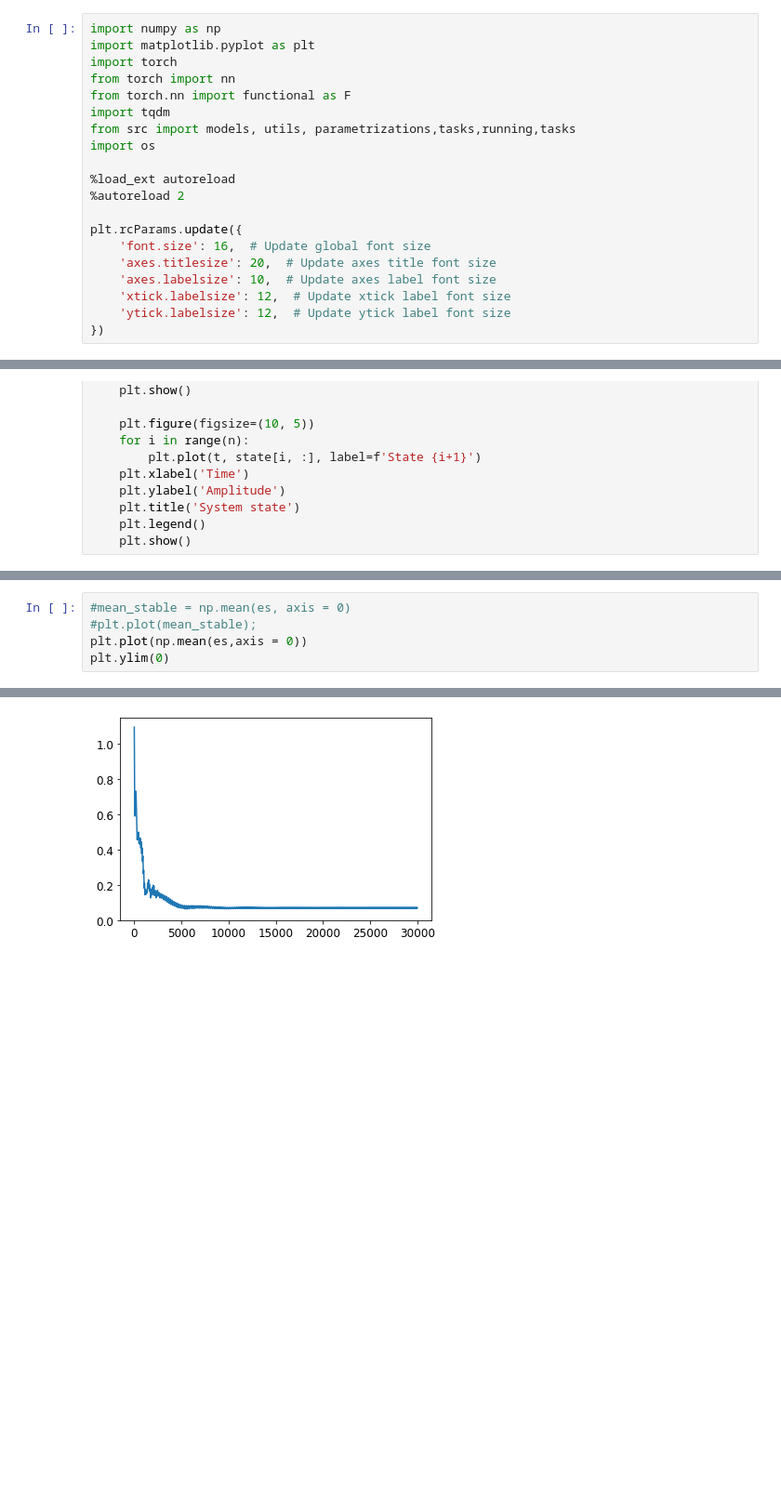
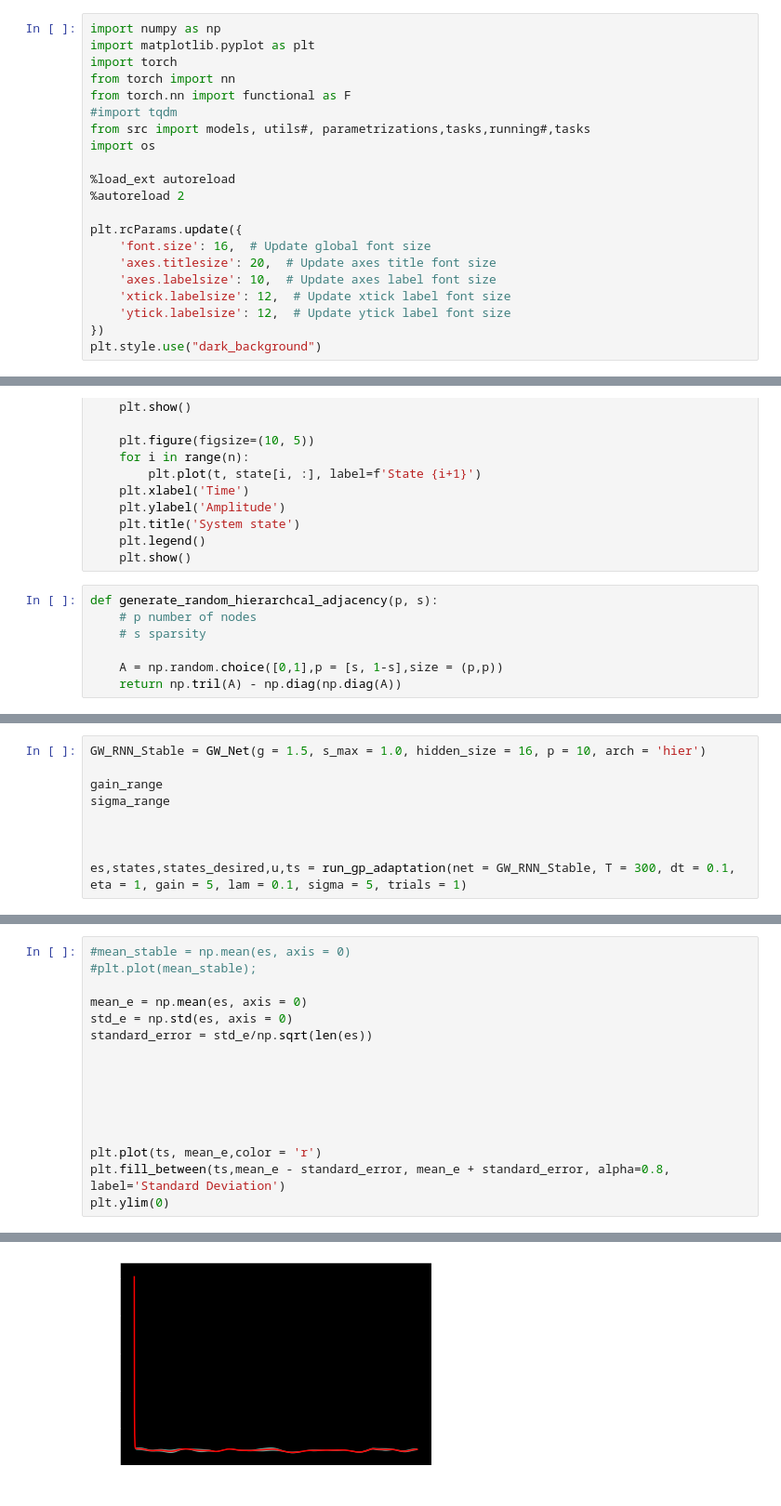
Before and after one commit to kozleo/rnns-of-rnns, a Jupyter notebook: notebooks/Adaptive Control.ipynb, the cells around one changed output, grey strips where cells are left out. Shown at 93% size. Saved outputs shown, nothing was run; the diff lists cells and outputs as text; blank space fills up the shorter version.

```diff
--- a/notebooks/Adaptive Control.ipynb
+++ b/notebooks/Adaptive Control.ipynb
@@ -4,8 +4,8 @@ import matplotlib.pyplot as plt
 import torch
 from torch import nn
 from torch.nn import functional as F
-import tqdm
-from src import models, utils, parametrizations,tasks,running,tasks
+#import tqdm
+from src import models, utils#, parametrizations,tasks,running#,tasks
 import os
 
 %load_ext autoreload
@@ -18,6 +18,7 @@ plt.rcParams.update({
     'xtick.labelsize': 12,  # Update xtick label font size
     'ytick.labelsize': 12,  # Update ytick label font size
 })
+plt.style.use("dark_background")
 # %%
 
 def generate_sine_waves(n, T, frequency=1, time_step=0.01):
@@ -54,5 +55,12 @@ def plot_simulation_results(t, sine_waves, state):
     plt.title('System state')
     plt.legend()
     plt.show()
+# %%
+def generate_random_hierarchcal_adjacency(p, s):
+    # p number of nodes
+    # s sparsity
+
+    A = np.random.choice([0,1],p = [s, 1-s],size = (p,p))
+    return np.tril(A) - np.diag(np.diag(A))
 # %%
 class GW_Net:
@@ -216,0 +185,9 @@ es,states = run_adaptation(net = GW_RNN_Stable, T = 150)
+# %%
+GW_RNN_Stable = GW_Net(g = 1.5, s_max = 1.0, hidden_size = 16, p = 10, arch = 'hier')
+
+gain_range
+sigma_range
+
+
+
+es,states,states_desired,u,ts = run_gp_adaptation(net = GW_RNN_Stable, T = 300, dt = 0.1, eta = 1, gain = 5, lam = 0.1, sigma = 5, trials = 1)
@@ -217,6 +201,17 @@ es,states = run_adaptation(net = GW_RNN_Stable, T = 150)
 # %%
 #mean_stable = np.mean(es, axis = 0)
 #plt.plot(mean_stable);
-plt.plot(np.mean(es,axis = 0))
+
+mean_e = np.mean(es, axis = 0)
+std_e = np.std(es, axis = 0)
+standard_error = std_e/np.sqrt(len(es))
+
+
+
+
+
+
+plt.plot(ts, mean_e,color = 'r')
+plt.fill_between(ts,mean_e - standard_error, mean_e + standard_error, alpha=0.8, label='Standard Deviation')
 plt.ylim(0)
 # %% [output]
@@ -224 +219 @@ plt.ylim(0)
-[figure, old version]
+[figure, new version]
```
Also changed, not shown: parts of 15 cells of this notebook, 4 other files.
